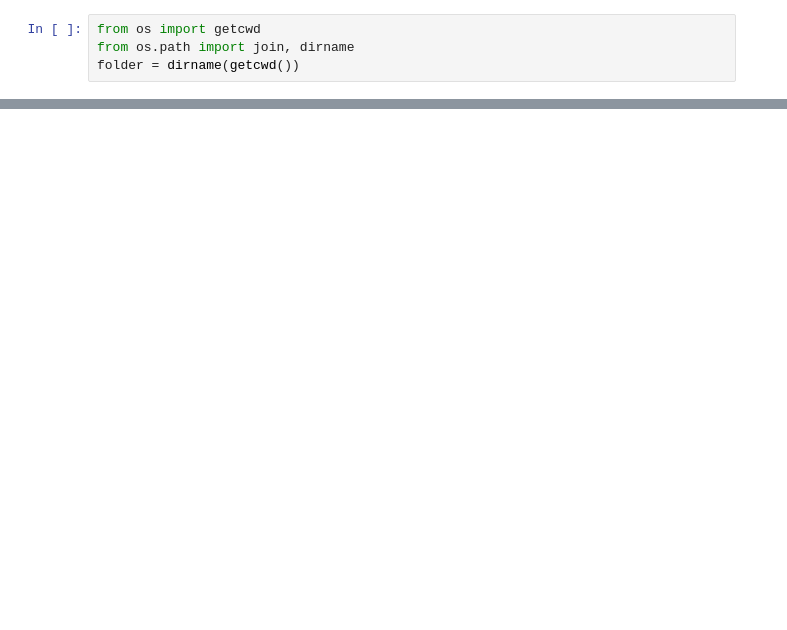
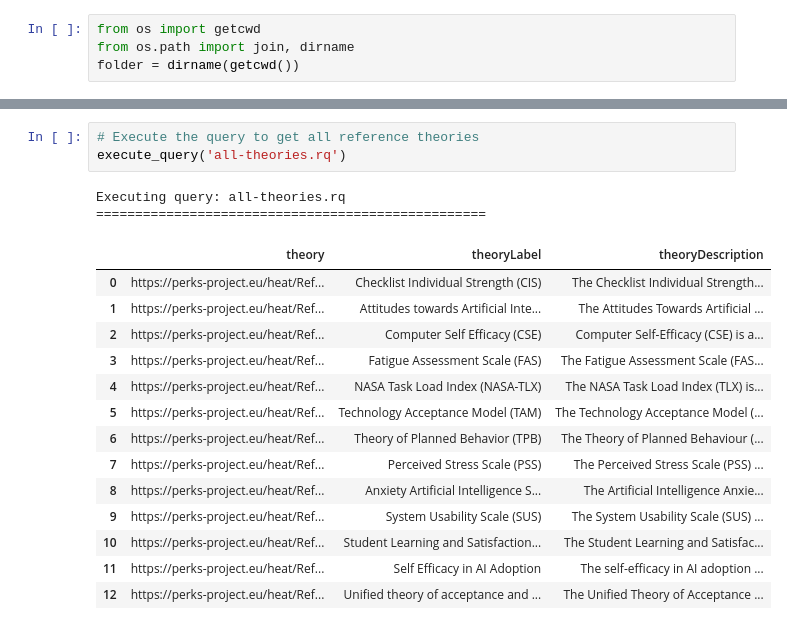
Before and after one commit to cefriel/heat-kg, a Jupyter notebook: notebooks/heat-kg.ipynb, the cells around one changed output, grey strips where cells are left out. Drawn from its saved outputs; the diff is of its cells as text; blank space fills up the shorter version.

```diff
--- a/notebooks/heat-kg.ipynb
+++ b/notebooks/heat-kg.ipynb
@@ -65,0 +94,20 @@ https://perks-project.eu/heat/8143811f-6114-4aa3-ab00-052b65621d3e      PSS-10 -
+# %%
+# Execute the query to get all reference theories
+execute_query('all-theories.rq')
+# %% [output]
+Executing query: all-theories.rq
+==================================================
+|  | theory | theoryLabel | theoryDescription |
+| 0 | https://perks-project.eu/heat/Ref... | Checklist Individual Strength (CIS) | The Checklist Individual Strength... |
+| 1 | https://perks-project.eu/heat/Ref... | Attitudes towards Artificial Inte... | The Attitudes Towards Artificial ... |
+| 2 | https://perks-project.eu/heat/Ref... | Computer Self Efficacy (CSE) | Computer Self-Efficacy (CSE) is a... |
+| 3 | https://perks-project.eu/heat/Ref... | Fatigue Assessment Scale (FAS) | The Fatigue Assessment Scale (FAS... |
+| 4 | https://perks-project.eu/heat/Ref... | NASA Task Load Index (NASA-TLX) | The NASA Task Load Index (TLX) is... |
+| 5 | https://perks-project.eu/heat/Ref... | Technology Acceptance Model (TAM) | The Technology Acceptance Model (... |
+| 6 | https://perks-project.eu/heat/Ref... | Theory of Planned Behavior (TPB) | The Theory of Planned Behaviour (... |
+| 7 | https://perks-project.eu/heat/Ref... | Perceived Stress Scale (PSS) | The Perceived Stress Scale (PSS) ... |
+| 8 | https://perks-project.eu/heat/Ref... | Anxiety Artificial Intelligence S... | The Artificial Intelligence Anxie... |
+| 9 | https://perks-project.eu/heat/Ref... | System Usability Scale (SUS) | The System Usability Scale (SUS) ... |
+| 10 | https://perks-project.eu/heat/Ref... | Student Learning and Satisfaction... | The Student Learning and Satisfac... |
+| 11 | https://perks-project.eu/heat/Ref... | Self Efficacy in AI Adoption | The self-efficacy in AI adoption ... |
+| 12 | https://perks-project.eu/heat/Ref... | Unified theory of acceptance and ... | The Unified Theory of Acceptance ... |
```
Also changed, not shown: parts of 26 cells of this notebook, 8 other files.
